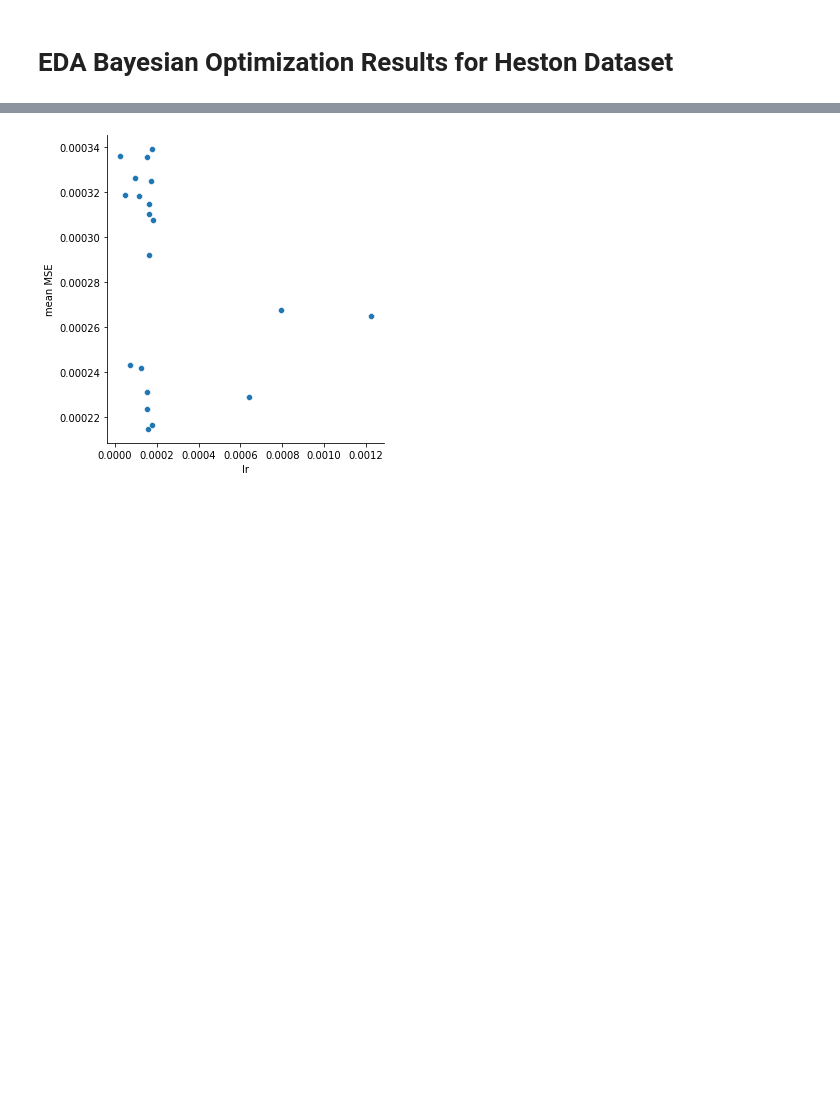
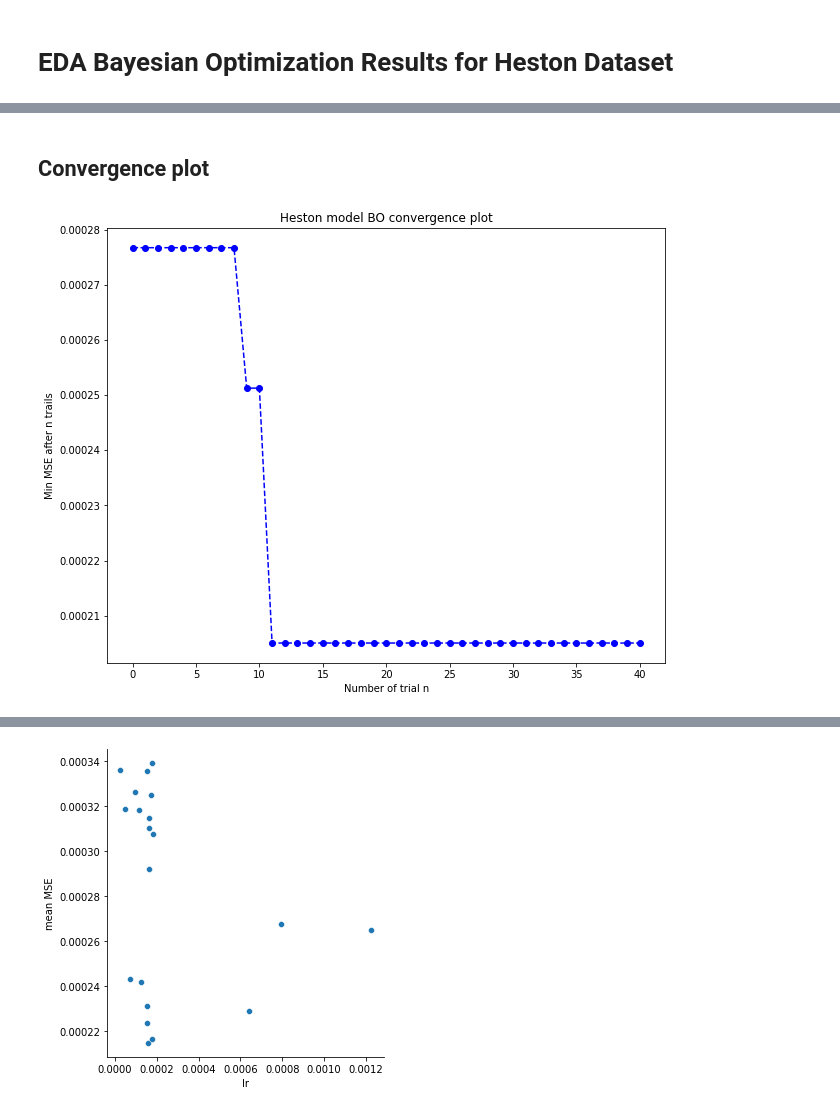
Before and after one commit to paolodelia99/thesis-option-pricing-with-deep-learning, a Jupyter notebook: notebooks/EDA Heston BO results.ipynb, the cells around one changed output, grey strips where cells are left out. Cells and saved outputs as stored; diff of their text form; code cells hidden in the pictures; blank space fills up the shorter version.

Commit message:
added convergence plots in eda notebooks

```diff
--- a/notebooks/EDA Heston BO results.ipynb
+++ b/notebooks/EDA Heston BO results.ipynb
@@ -48,0 +70,16 @@ res_df.sort_values('mean')
+# %% [markdown]
+## Convergence plot
+# %%
+a = np.concatenate([np.array([np.min(res_df.sort_values('trial_index')[:10]['mean'].values)]), res_df.sort_values('trial_index')[10:]['mean'].values])
+# %%
+fig = plt.figure(figsize=(10, 8))
+
+min_mse_sf = [np.min(a[:i + 1]) for i in range(0, len(a))]
+plt.plot(min_mse_sf, '--bo')
+plt.ylabel('Min MSE after n trails')
+plt.xlabel('Number of trial n')
+plt.title('Heston model BO convergence plot')
+plt.savefig('../results/convergence_plot_heston.png', dpi=300)
+plt.show()
+# %% [output]
+[figure, added]
```
Also changed, not shown: parts of 6 cells of this notebook, 4 other files.
